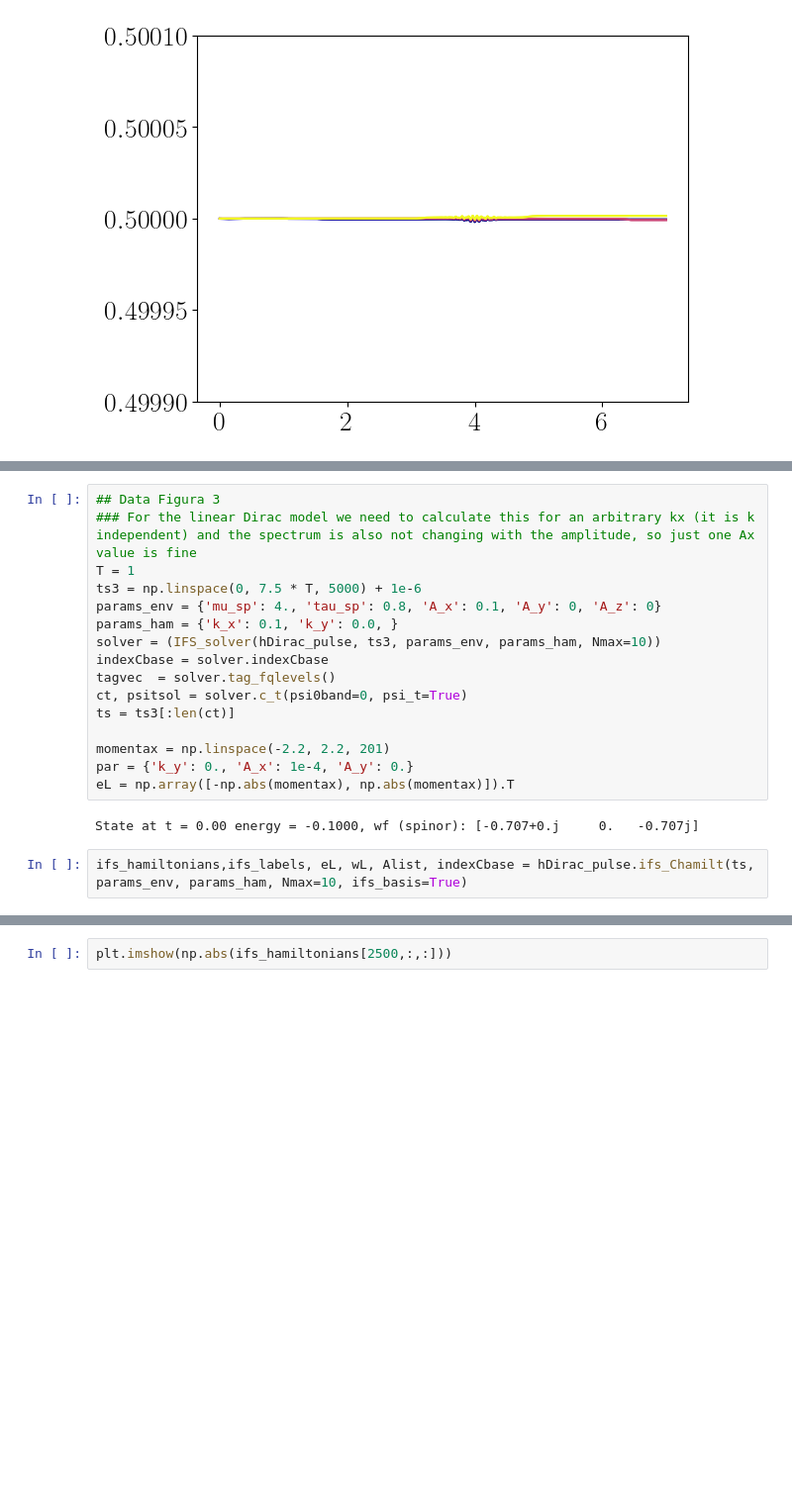
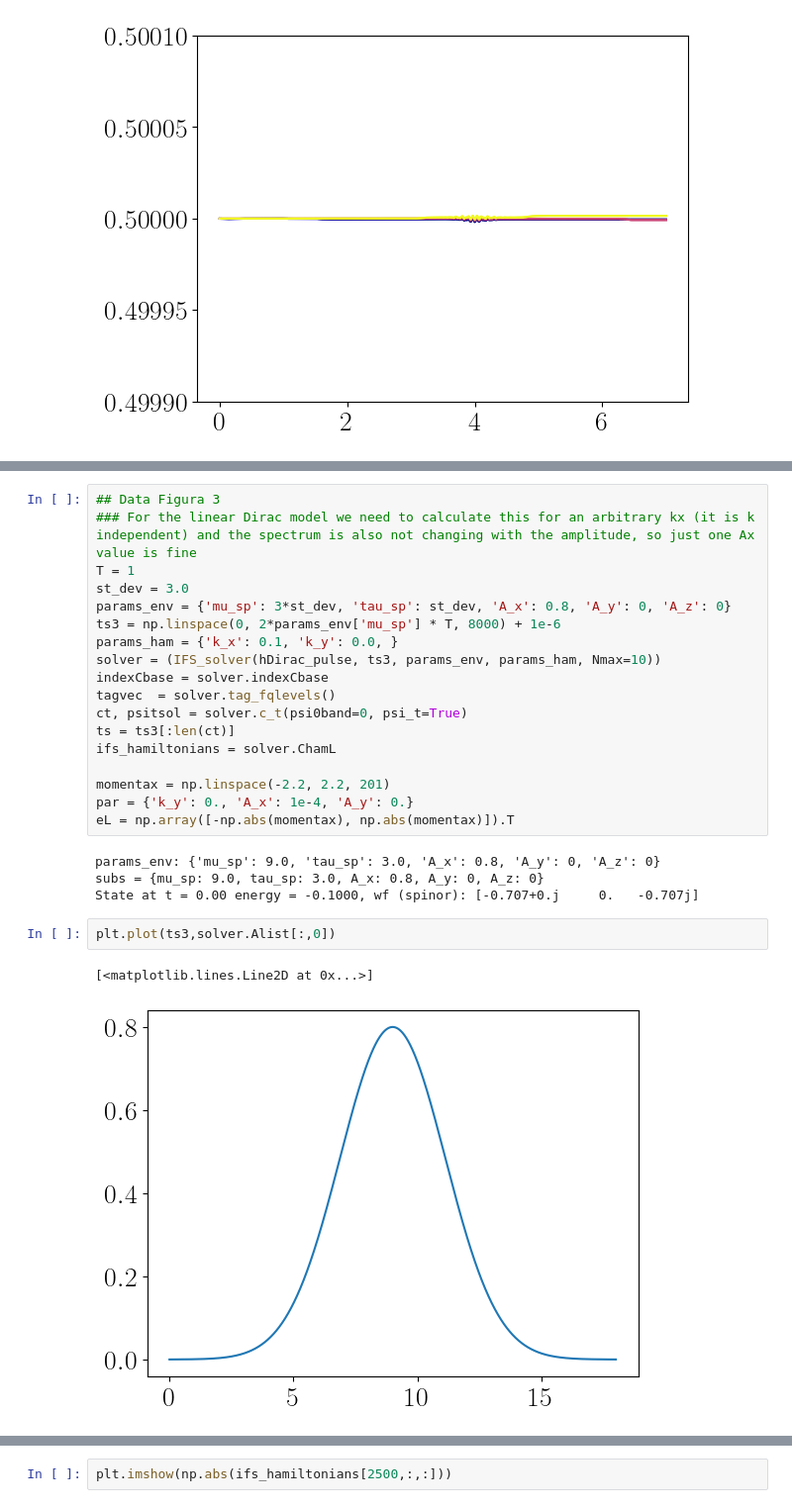
Before and after one commit to howbgl/Floquet_Dirac_ttp, a Jupyter notebook: Paper_LinearDirac.ipynb, the cells around one changed output, grey strips where cells are left out. Shown at 99% size. Drawn from its saved outputs; the diff is of its cells as text; blank space fills up the shorter version.

```diff
--- a/Paper_LinearDirac.ipynb
+++ b/Paper_LinearDirac.ipynb
@@ -228,22 +262,29 @@ State at t = 0.00 energy = -0.1000, wf (spinor): [-0.707+0.j     0.   -0.707j]
 ## Data Figura 3
 ### For the linear Dirac model we need to calculate this for an arbitrary kx (it is k independent) and the spectrum is also not changing with the amplitude, so just one Ax value is fine
 T = 1
-ts3 = np.linspace(0, 7.5 * T, 5000) + 1e-6
-params_env = {'mu_sp': 4., 'tau_sp': 0.8, 'A_x': 0.1, 'A_y': 0, 'A_z': 0}
+st_dev = 3.0
+params_env = {'mu_sp': 3*st_dev, 'tau_sp': st_dev, 'A_x': 0.8, 'A_y': 0, 'A_z': 0}
+ts3 = np.linspace(0, 2*params_env['mu_sp'] * T, 8000) + 1e-6
 params_ham = {'k_x': 0.1, 'k_y': 0.0, }
 solver = (IFS_solver(hDirac_pulse, ts3, params_env, params_ham, Nmax=10))
 indexCbase = solver.indexCbase
 tagvec  = solver.tag_fqlevels()
 ct, psitsol = solver.c_t(psi0band=0, psi_t=True)
 ts = ts3[:len(ct)]
+ifs_hamiltonians = solver.ChamL
 
 momentax = np.linspace(-2.2, 2.2, 201)
 par = {'k_y': 0., 'A_x': 1e-4, 'A_y': 0.}
 eL = np.array([-np.abs(momentax), np.abs(momentax)]).T
 # %% [output]
+params_env: {'mu_sp': 9.0, 'tau_sp': 3.0, 'A_x': 0.8, 'A_y': 0, 'A_z': 0}
+subs = {mu_sp: 9.0, tau_sp: 3.0, A_x: 0.8, A_y: 0, A_z: 0}
 State at t = 0.00 energy = -0.1000, wf (spinor): [-0.707+0.j     0.   -0.707j]
-# %%
-ifs_hamiltonians,ifs_labels, eL, wL, Alist, indexCbase = hDirac_pulse.ifs_Chamilt(ts, params_env, params_ham, Nmax=10, ifs_basis=True)
+# %%
+plt.plot(ts3,solver.Alist[:,0])
+# %% [output]
+[<matplotlib.lines.Line2D at 0x...>]
+[figure, added]
 # %%
 plt.imshow(np.abs(ct),aspect=1e-2, interpolation='nearest')
 # %% [output]
```
Also changed, not shown: parts of 11 cells of this notebook, 2 other files.
